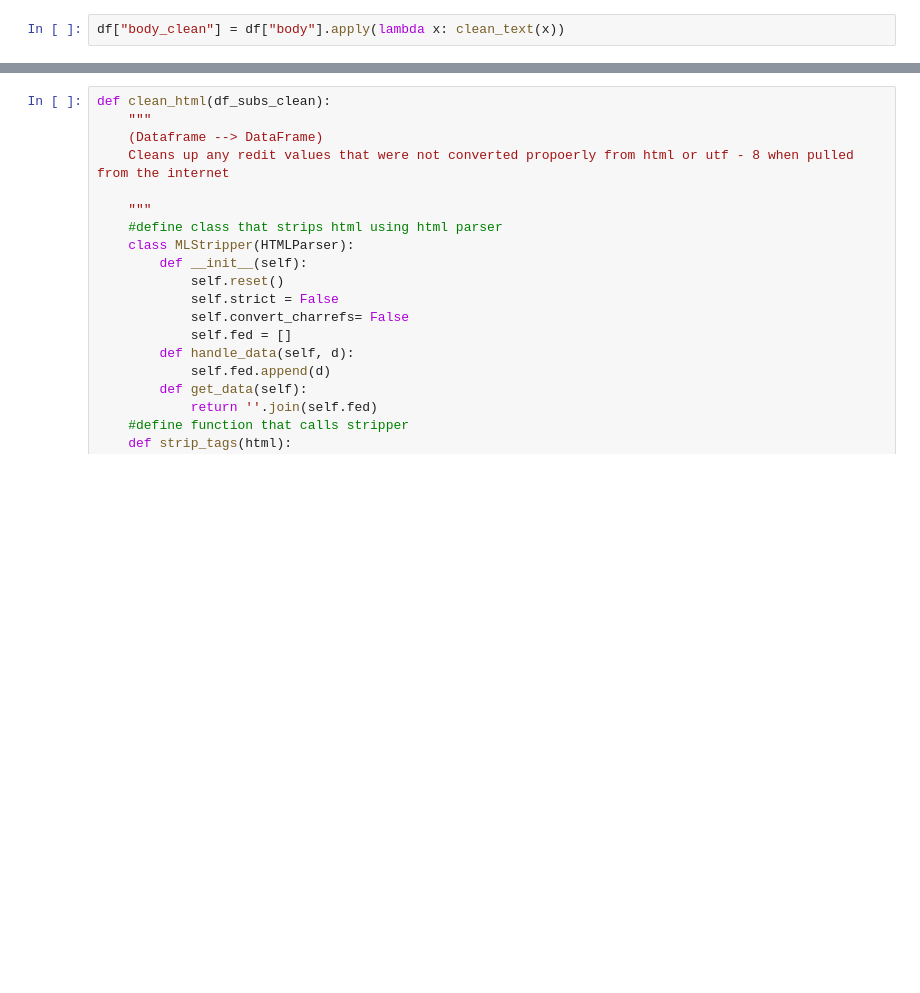
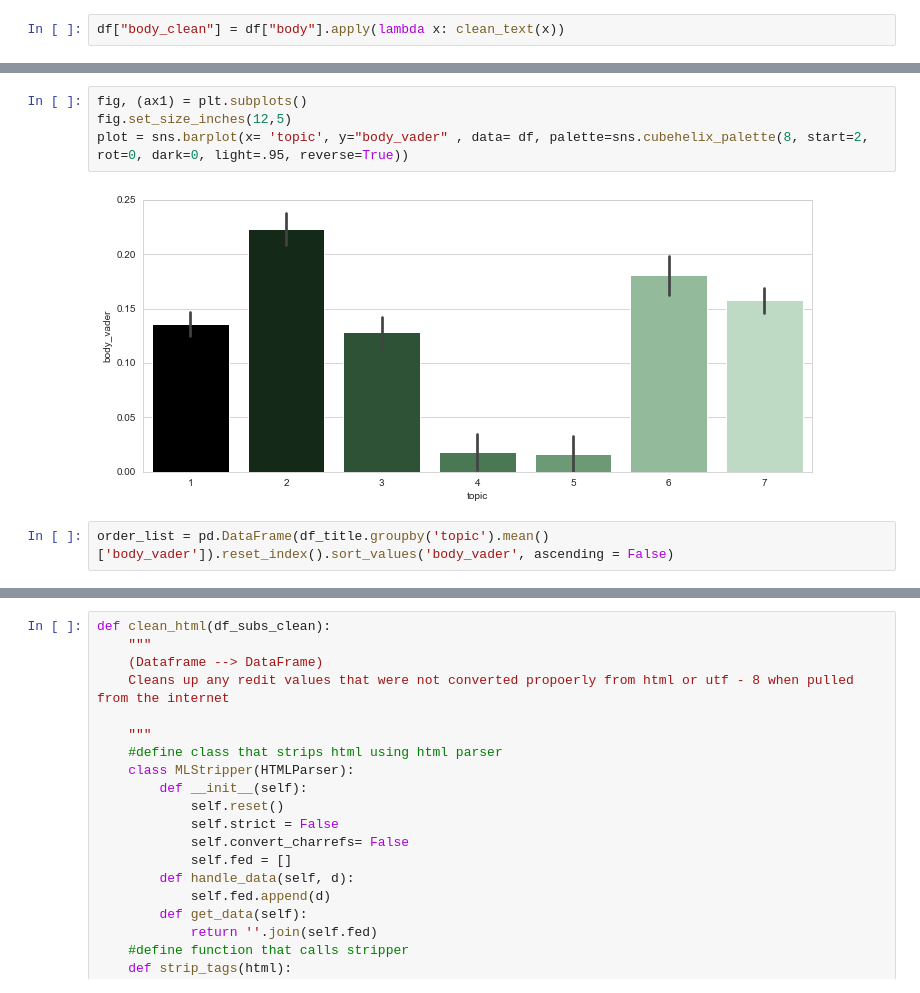
Before and after one commit to LycheeLisa/TransitSocialMedia, a Jupyter notebook: Code/topic_df analysis.ipynb, the cells around one changed output, grey strips where cells are left out. Saved outputs shown, nothing was run; the diff lists cells and outputs as text; blank space fills up the shorter version.

```diff
--- a/Code/topic_df analysis.ipynb
+++ b/Code/topic_df analysis.ipynb
@@ -120,0 +115,8 @@ getTFIDFandCount(df_clean[df_clean['topic'] == 4]['body_clean'], (3,3))
+# %%
+fig, (ax1) = plt.subplots()
+fig.set_size_inches(12,5)
+plot = sns.barplot(x= 'topic', y="body_vader" , data= df, palette=sns.cubehelix_palette(8, start=2, rot=0, dark=0, light=.95, reverse=True))
+# %% [output]
+[figure, added]
+# %%
+order_list = pd.DataFrame(df_title.groupby('topic').mean()['body_vader']).reset_index().sort_values('body_vader', ascending = False)
```
Also changed, not shown: parts of 172 cells of this notebook, 9 other files.
